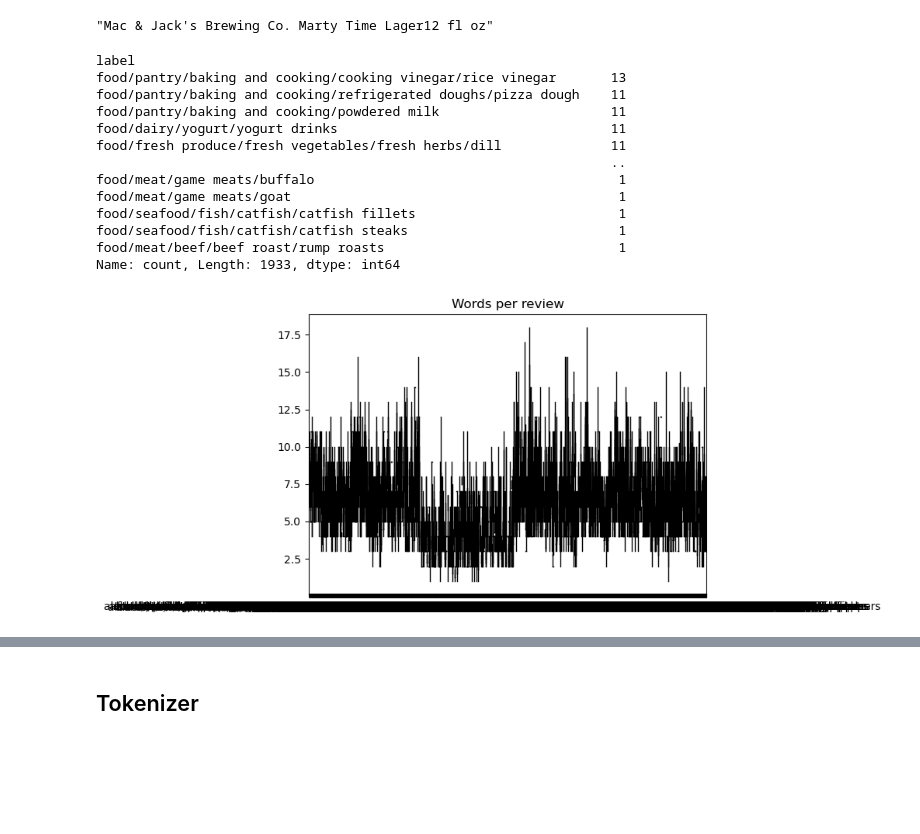
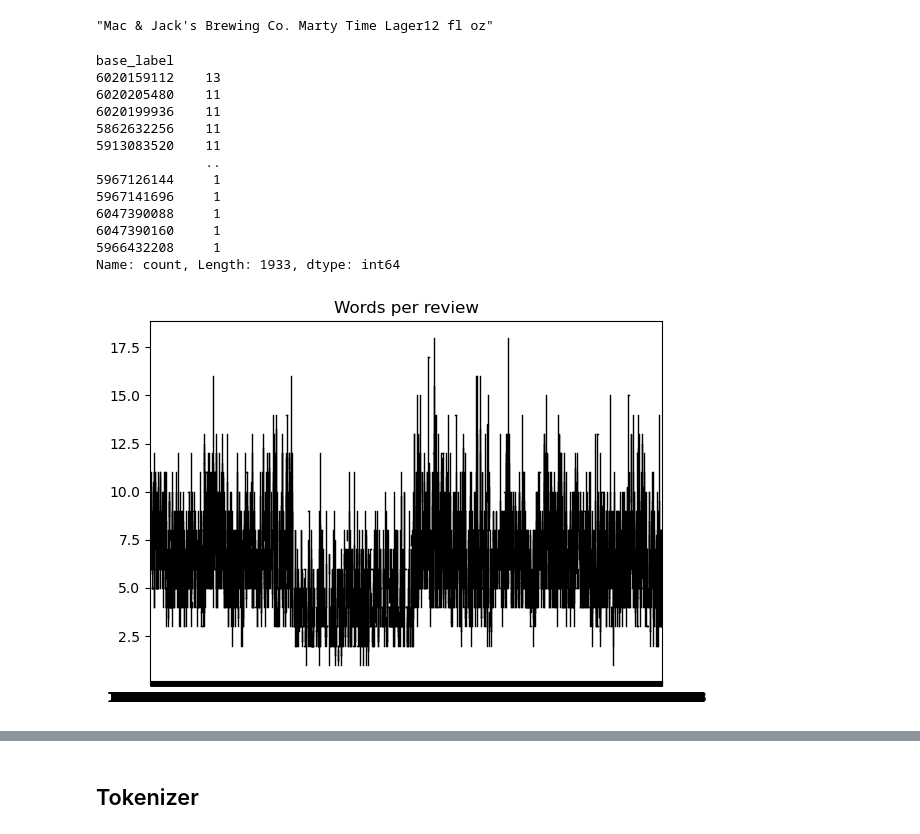
Before and after one commit to EIB-Restaurant/burnt_labels, a Jupyter notebook: llm/text_classification.ipynb, the cells around one changed output, grey strips where cells are left out. Saved outputs shown, nothing was run; the diff lists cells and outputs as text; code cells hidden in the pictures; blank space fills up the shorter version.

Commit message:
created base representation

```diff
--- a/llm/text_classification.ipynb
+++ b/llm/text_classification.ipynb
@@ -226,30 +363,30 @@ df.loc[0, 'text']
 # %% [output]
 "Mac & Jack's Brewing Co. Marty Time Lager12 fl oz"
 # %%
-df.label.value_counts()
+df.base_label.value_counts()
 # %% [output]
-label
-food/pantry/baking and cooking/cooking vinegar/rice vinegar       13
-food/pantry/baking and cooking/refrigerated doughs/pizza dough    11
-food/pantry/baking and cooking/powdered milk                      11
-food/dairy/yogurt/yogurt drinks                                   11
-food/fresh produce/fresh vegetables/fresh herbs/dill              11
-                                                                  ..
-food/meat/game meats/buffalo                                       1
-food/meat/game meats/goat                                          1
-food/seafood/fish/catfish/catfish fillets                          1
-food/seafood/fish/catfish/catfish steaks                           1
-food/meat/beef/beef roast/rump roasts                              1
+base_label
+6020159112    13
+6020205480    11
+6020199936    11
+5862632256    11
+5913083520    11
+              ..
+5967126144     1
+5967141696     1
+6047390088     1
+6047390160     1
+5966432208     1
 Name: count, Length: 1933, dtype: int64
 # %%
 df["Words per review"] = df["text"].str.split().apply(len)
-df.boxplot("Words per review", by="label", grid=False, showfliers=False,
+df.boxplot("Words per review", by="base_label", grid=False, showfliers=False,
            color="black")
 plt.suptitle("")
 plt.xlabel("")
 plt.show()
 # %% [output]
-[figure, old version]
+[figure, new version]
 # %%
 # 0 is negative
 # 1 is positive
```
Also changed, not shown: parts of 25 cells of this notebook.
